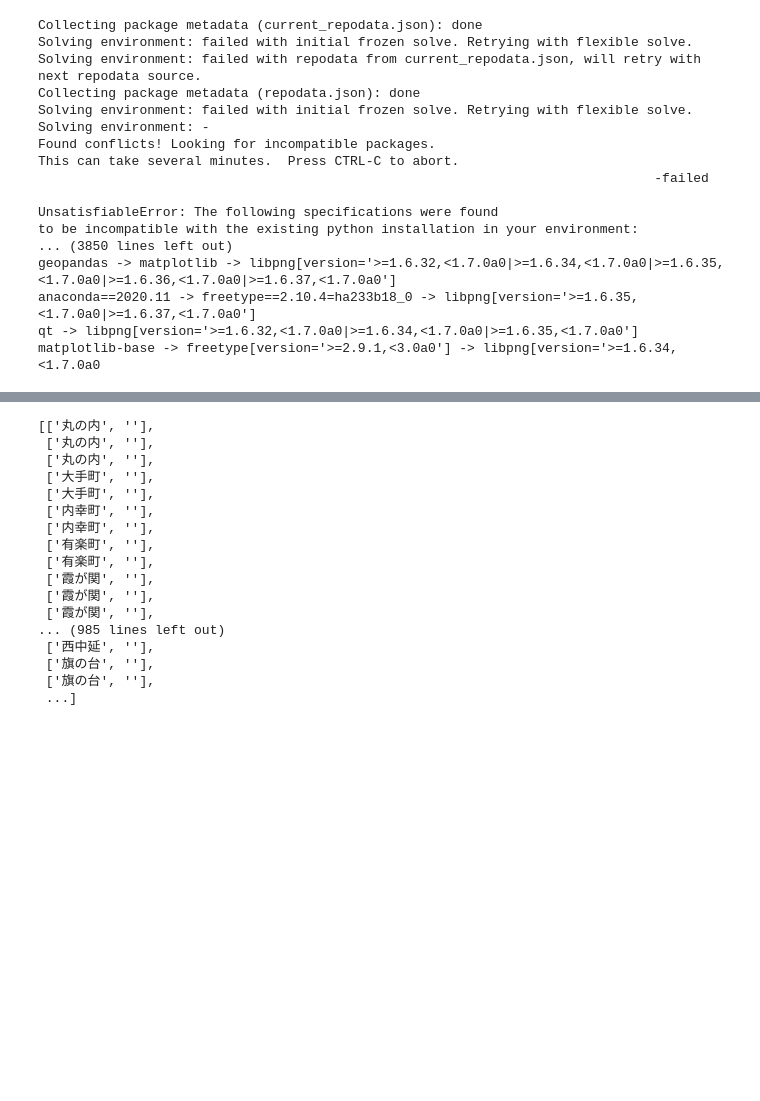
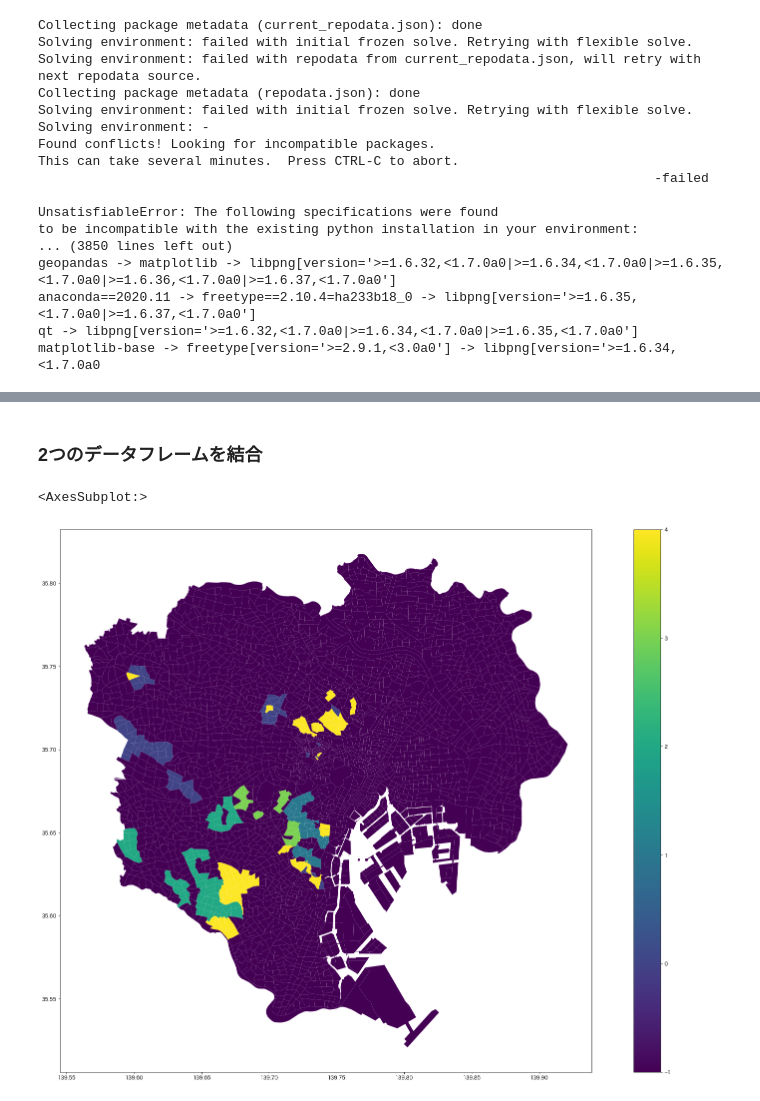
Before and after one commit to idosatoshi0118/python, a Jupyter notebook: 小売系企業インターン/チラシ-高級持ち家への配布エリアプロット.ipynb, the cells around one changed output, grey strips where cells are left out. Cells and saved outputs as stored; diff of their text form; code cells hidden in the pictures; blank space fills up the shorter version.

```diff
--- a/小売系企業インターン/チラシ-高級持ち家への配布エリアプロット.ipynb
+++ b/小売系企業インターン/チラシ-高級持ち家への配布エリアプロット.ipynb
@@ -438,25 +389,12 @@ new.mysplit(s, -1)
-# %%
-import re
-L = []
-for i in new[0]:
-    a = re.split('[丁]', i)
-    L.append(a)
-L
-# %% [output]
-[['丸の内', ''],
- ['丸の内', ''],
- ['丸の内', ''],
- ['大手町', ''],
- ['大手町', ''],
- ['内幸町', ''],
- ['内幸町', ''],
- ['有楽町', ''],
- ['有楽町', ''],
- ['霞が関', ''],
- ['霞が関', ''],
- ['霞が関', ''],
-... (985 lines left out)
- ['西中延', ''],
- ['旗の台', ''],
- ['旗の台', ''],
- ...]
+# %% [markdown]
+### 2つのデータフレームを結合
+# %%
+df4 = df2[['住所1','クラスター番号']]
+# %%
+df5 = pd.merge(maps, df4, on='住所1', how='left')
+df5['クラスター番号'].fillna(-1,inplace=True)
+# %%
+df5.plot(column= "クラスター番号", legend=True, figsize=[30,20], cmap='viridis') #色が優劣を示すものではない
+# %% [output]
+<AxesSubplot:>
+[figure, added]
```
Also changed, not shown: parts of 15 cells of this notebook.
